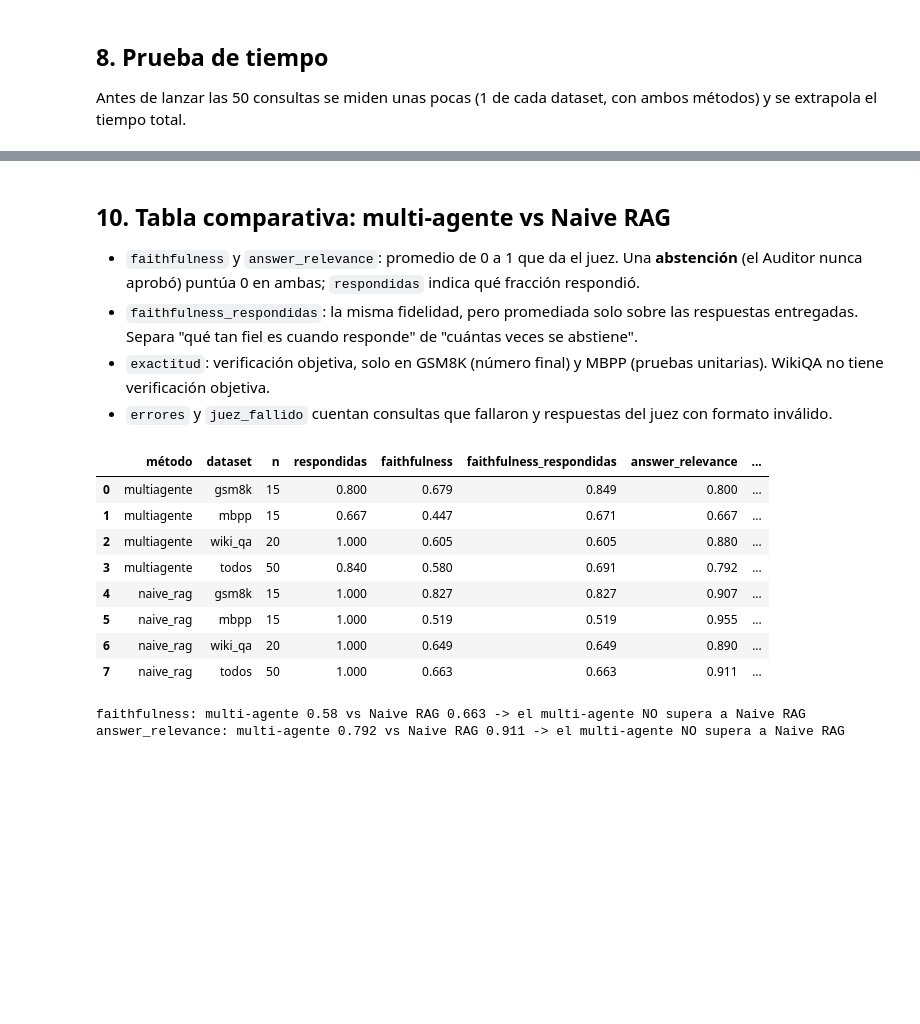
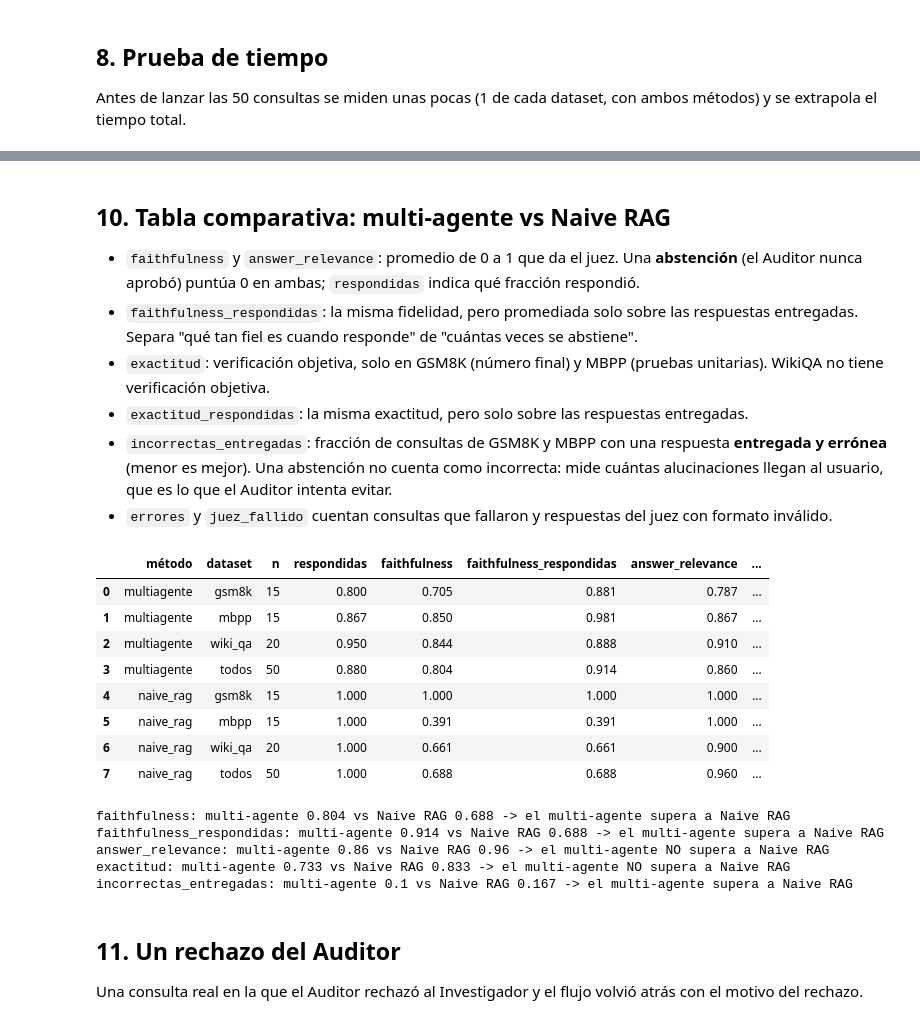
Before and after one commit to RenzoFelixAponte/Multi-Agent-ReAct, a Jupyter notebook: notebooks/proyecto2_output.ipynb, the cells around one changed output, grey strips where cells are left out. Drawn from its saved outputs; the diff is of its cells as text; code cells hidden in the pictures; blank space fills up the shorter version.

```diff
--- a/notebooks/proyecto2_output.ipynb
+++ b/notebooks/proyecto2_output.ipynb
@@ -60,10 +59,11 @@ from adapters.duckduckgo_search import DuckDuckGoSearch
 from adapters.chroma_kb import ChromaKB
 from adapters.subprocess_code_runner import SubprocessCodeRunner
 
-BACKEND = "mistral"        # "mistral" (local, 4 bits) | "nvidia" (remoto)
-JUDGE_BACKEND = "same"     # "same" (el mismo modelo) | "nvidia" (juez remoto)
-FULL_RUN = os.environ.get("FULL_RUN", "1") == "1"   # 0 = solo la prueba de tiempo
-MODEL_ID = "mistralai/Mistral-7B-Instruct-v0.3"
+MODEL_ID = os.environ.get("MODEL_ID", "Qwen/Qwen2.5-7B-Instruct")
+BACKEND = os.environ.get("BACKEND", "local")               # "local" (4 bits en la T4) | "nvidia" (remoto)
+JUDGE_BACKEND = os.environ.get("JUDGE_BACKEND", "nvidia")  # "nvidia" (juez independiente) | "same"
+RUN_NAME = os.environ.get("RUN_NAME", MODEL_ID.split("/")[-1].lower())
+FULL_RUN = os.environ.get("FULL_RUN", "1") == "1"          # 0 = solo la prueba de tiempo
 
 try:  # secretos del panel de Colab; fuera de Colab se usa el .env o las variables de entorno
     from google.colab import userdata
@@ -79,8 +79,8 @@ if BACKEND == "nvidia":
     from adapters.nvidia_llm import NvidiaLLM
     llm = NvidiaLLM()
 else:
-    from adapters.mistral_llm import MistralLocalLLM
-    llm = MistralLocalLLM(MODEL_ID)
+    from adapters.local_llm import LocalLLM
+    llm = LocalLLM(MODEL_ID)
 
 if JUDGE_BACKEND == "nvidia":
     from adapters.nvidia_llm import NvidiaLLM
@@ -90,6 +90,7 @@ else:
 
 print("Orquestador:", getattr(llm, "model", "local"))
 print("Juez:", getattr(judge_llm, "model", "local"))
+print("Corrida:", RUN_NAME)
 
 web = DuckDuckGoSearch()
 kb = ChromaKB(path="/content/chroma_db" if os.path.isdir("/content") else "./chroma_db")
@@ -136,10 +135,12 @@ Si el Auditor rechaza, el flujo vuelve al Investigador con el motivo y su respue
 from IPython.display import Image, display
 from application.graph import build_flow
 
+# En la primera corrida, 5 de las 8 abstenciones fueron de MBPP, donde el Auditor verifica ejecutando.
+MAX_ROUNDS = {"wiki_qa": 3, "gsm8k": 3, "mbpp": 5}
 flows = {
-    "wiki_qa": build_flow(llm, web, kb, max_rounds=3, prefetch=True, task="qa"),
-    "gsm8k": build_flow(llm, web, kb, max_rounds=3, task="math"),
-    "mbpp": build_flow(llm, web, kb, max_rounds=3, runner=runner, task="code"),
+    "wiki_qa": build_flow(llm, web, kb, max_rounds=MAX_ROUNDS["wiki_qa"], prefetch=True, task="qa"),
+    "gsm8k": build_flow(llm, web, kb, max_rounds=MAX_ROUNDS["gsm8k"], task="math"),
+    "mbpp": build_flow(llm, web, kb, max_rounds=MAX_ROUNDS["mbpp"], runner=runner, task="code"),
 }
 try:
     display(Image(flows["wiki_qa"].get_graph().draw_mermaid_png()))
@@ -174,7 +195,8 @@ from application.eval_summary import latest
 from application.evaluator import Evaluator
 from application.judge import Judge
 
-RESULTS_DIR = "/content/results" if os.path.isdir("/content") else os.path.join(PROJ, "results")
+RESULTS_DIR = os.path.join("/content/results" if os.path.isdir("/content") else os.path.join(PROJ, "results"),
+                           RUN_NAME)
 
 
 def make_evaluator(filename):
@@ -246,39 +261,52 @@ else:
 - `faithfulness` y `answer_relevance`: promedio de 0 a 1 que da el juez. Una **abstención** (el Auditor nunca aprobó) puntúa 0 en ambas; `respondidas` indica qué fracción respondió.
 - `faithfulness_respondidas`: la misma fidelidad, pero promediada solo sobre las respuestas entregadas. Separa "qué tan fiel es cuando responde" de "cuántas veces se abstiene".
 - `exactitud`: verificación objetiva, solo en GSM8K (número final) y MBPP (pruebas unitarias). WikiQA no tiene verificación objetiva.
+- `exactitud_respondidas`: la misma exactitud, pero solo sobre las respuestas entregadas.
+- `incorrectas_entregadas`: fracción de consultas de GSM8K y MBPP con una respuesta **entregada y errónea** (menor es mejor). Una abstención no cuenta como incorrecta: mide cuántas alucinaciones llegan al usuario, que es lo que el Auditor intenta evitar.
 - `errores` y `juez_fallido` cuentan consultas que fallaron y respuestas del juez con formato inválido.
 # %%
 import pandas as pd
 from dataclasses import asdict
 from application.eval_summary import summarize
 
 records = store.load()
 table = pd.DataFrame(summarize(records))
 if table.empty:
     print("Todavía no hay resultados de la evaluación completa (FULL_RUN=0).")
 else:
     display(table)
 
 os.makedirs(RESULTS_DIR, exist_ok=True)
 table.to_csv(os.path.join(RESULTS_DIR, "tabla_comparativa.csv"), index=False)
-pd.DataFrame([asdict(r) for r in latest(records)]).to_csv(
+# La evidencia y la traza quedan en el .jsonl; en el CSV solo estorban.
+pd.DataFrame([asdict(r) for r in latest(records)]).drop(columns=["evidence", "trace"], errors="ignore").to_csv(
     os.path.join(RESULTS_DIR, "resultados_por_consulta.csv"), index=False)
 
 overall = table[table["dataset"] == "todos"].set_index("método") if not table.empty else table
 if not table.empty and {"multiagente", "naive_rag"} <= set(overall.index):
-    for metric in ("faithfulness", "answer_relevance"):
+    # (métrica, True si mayor es mejor)
+    for metric, higher in (("faithfulness", True), ("faithfulness_respondidas", True),
+                           ("answer_relevance", True), ("exactitud", True),
+                           ("incorrectas_entregadas", False)):
         multi, naive = overall.loc["multiagente", metric], overall.loc["naive_rag", metric]
-        verdict = "supera a" if multi > naive else "NO supera a"
+        verdict = "supera a" if (multi > naive if higher else multi < naive) else "NO supera a"
         print(f"{metric}: multi-agente {multi} vs Naive RAG {naive} -> el multi-agente {verdict} Naive RAG")
 # %% [output]
 |  | método | dataset | n | respondidas | faithfulness | faithfulness_respondidas | answer_relevance | ... |
-| 0 | multiagente | gsm8k | 15 | 0.800 | 0.679 | 0.849 | 0.800 | ... |
-| 1 | multiagente | mbpp | 15 | 0.667 | 0.447 | 0.671 | 0.667 | ... |
-| 2 | multiagente | wiki_qa | 20 | 1.000 | 0.605 | 0.605 | 0.880 | ... |
-| 3 | multiagente | todos | 50 | 0.840 | 0.580 | 0.691 | 0.792 | ... |
-| 4 | naive_rag | gsm8k | 15 | 1.000 | 0.827 | 0.827 | 0.907 | ... |
-| 5 | naive_rag | mbpp | 15 | 1.000 | 0.519 | 0.519 | 0.955 | ... |
-| 6 | naive_rag | wiki_qa | 20 | 1.000 | 0.649 | 0.649 | 0.890 | ... |
-| 7 | naive_rag | todos | 50 | 1.000 | 0.663 | 0.663 | 0.911 | ... |
+| 0 | multiagente | gsm8k | 15 | 0.800 | 0.705 | 0.881 | 0.787 | ... |
+| 1 | multiagente | mbpp | 15 | 0.867 | 0.850 | 0.981 | 0.867 | ... |
+| 2 | multiagente | wiki_qa | 20 | 0.950 | 0.844 | 0.888 | 0.910 | ... |
+| 3 | multiagente | todos | 50 | 0.880 | 0.804 | 0.914 | 0.860 | ... |
+| 4 | naive_rag | gsm8k | 15 | 1.000 | 1.000 | 1.000 | 1.000 | ... |
+| 5 | naive_rag | mbpp | 15 | 1.000 | 0.391 | 0.391 | 1.000 | ... |
+| 6 | naive_rag | wiki_qa | 20 | 1.000 | 0.661 | 0.661 | 0.900 | ... |
+| 7 | naive_rag | todos | 50 | 1.000 | 0.688 | 0.688 | 0.960 | ... |
-faithfulness: multi-agente 0.58 vs Naive RAG 0.663 -> el multi-agente NO supera a Naive RAG
-answer_relevance: multi-agente 0.792 vs Naive RAG 0.911 -> el multi-agente NO supera a Naive RAG
+faithfulness: multi-agente 0.804 vs Naive RAG 0.688 -> el multi-agente supera a Naive RAG
+faithfulness_respondidas: multi-agente 0.914 vs Naive RAG 0.688 -> el multi-agente supera a Naive RAG
+answer_relevance: multi-agente 0.86 vs Naive RAG 0.96 -> el multi-agente NO supera a Naive RAG
+exactitud: multi-agente 0.733 vs Naive RAG 0.833 -> el multi-agente NO supera a Naive RAG
+incorrectas_entregadas: multi-agente 0.1 vs Naive RAG 0.167 -> el multi-agente supera a Naive RAG
+# %% [markdown]
+## 11. Un rechazo del Auditor
+
+Una consulta real en la que el Auditor rechazó al Investigador y el flujo volvió atrás con el motivo del rechazo.
```
Also changed, not shown: parts of 12 cells of this notebook, 5 other files.
